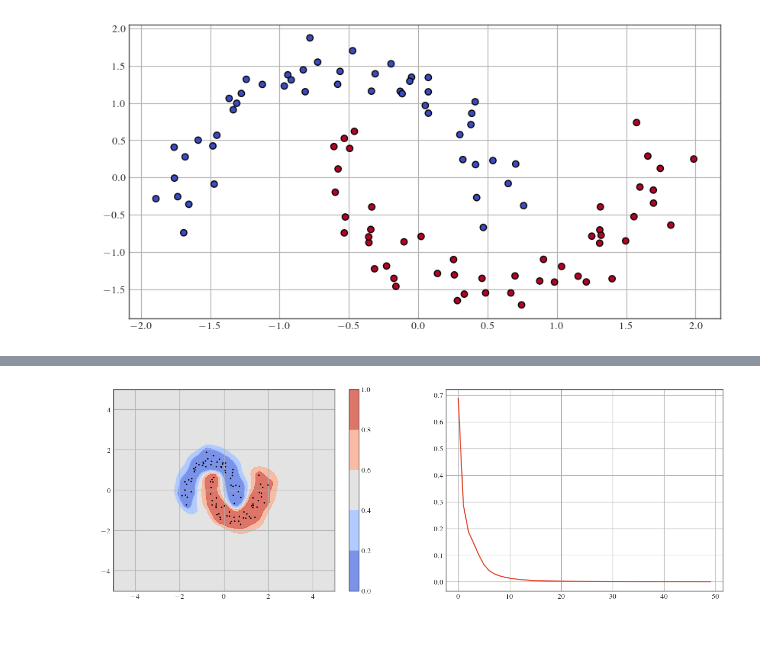
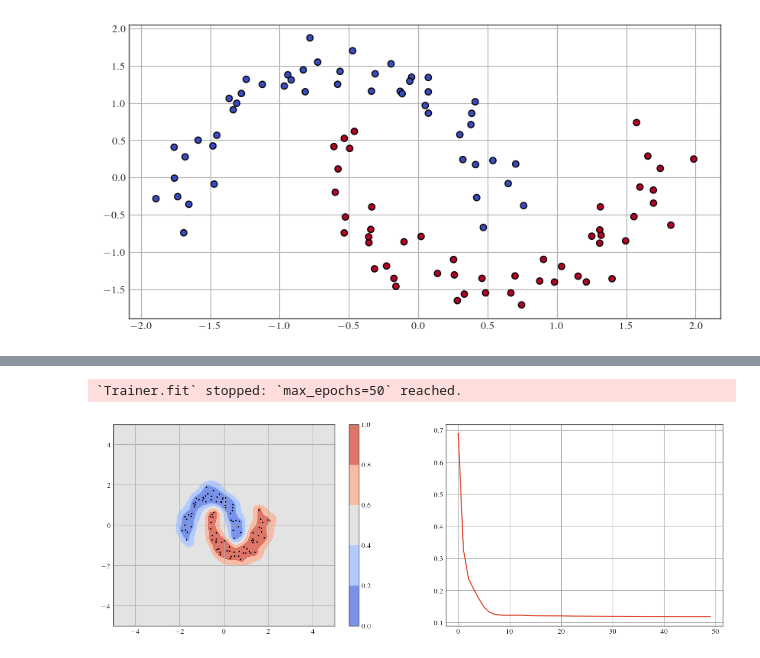
Before and after one commit to dhuseljic/dal-toolbox, a Jupyter notebook: notebooks/uncertainty/sngp.ipynb, the cells around one changed output, grey strips where cells are left out. Drawn from its saved outputs; the diff is of its cells as text; code cells hidden in the pictures.

```diff
--- a/notebooks/uncertainty/sngp.ipynb
+++ b/notebooks/uncertainty/sngp.ipynb
@@ -89,6 +89,9 @@ def plot_contour(model, X, y, ax=None):
     plt.contourf(xx, yy, zz, alpha=.8, zorder=-1, levels=np.linspace(0, 1, 6))
     plt.colorbar()
 # %%
+from dal_toolbox.models.sngp import SNGPModel
+from dal_toolbox.models.utils.callbacks import MetricHistory
+
 spectral_norm_params = dict(
     norm_bound=.9,
     n_power_iterations=1
@@ -109,23 +112,20 @@ torch.manual_seed(0)
 train_loader = torch.utils.data.DataLoader(train_ds, batch_size=128, shuffle=True)
 
 model = Model(num_classes=2, use_spectral_norm=True, spectral_norm_params=spectral_norm_params, gp_params=gp_params)
-# history = MetricHistory()
-# trainer = L.Trainer(max_epochs=epochs, callbacks=[history])
-# trainer.fit(model, train_loader)
 optimizer = torch.optim.SGD(model.parameters(), lr=1e-2, weight_decay=1e-2, momentum=.9)
-trainer = SNGPTrainer(
+model = SNGPModel(
     model,
-    criterion=nn.CrossEntropyLoss(),
-    optimizer=optimizer,
-    num_epochs=50,
+    optimizer=optimizer
 )
-history = trainer.fit(train_loader)
+history = MetricHistory()
+trainer = L.Trainer(max_epochs=epochs, callbacks=[history])
+trainer.fit(model, train_loader)
 
 model.eval()
 plt.figure(figsize=(15, 5))
 plt.subplot(121)
 plot_contour(model, X, y)
 plt.subplot(122)
-plt.plot([d['train_loss'] for d in history['train_history']])
+plt.plot([d['train_loss'] for d in history])
 plt.show()
 # %% [output]
@@ -149 +149,2 @@ Epoch [50] Total time: 0:00:00
+`Trainer.fit` stopped: `max_epochs=50` reached.
-[figure, old version]
+[figure, new version]
```
Also changed, not shown: parts of 2 cells of this notebook, 10 other files.
